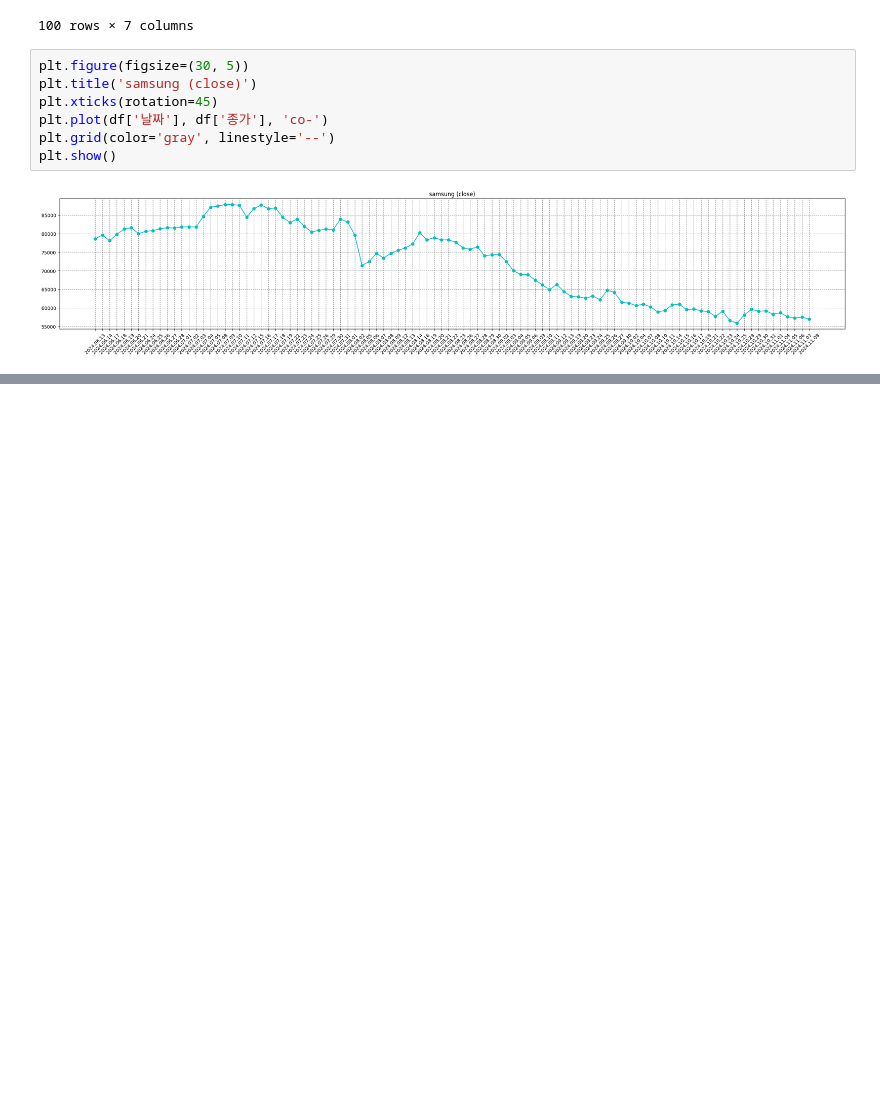
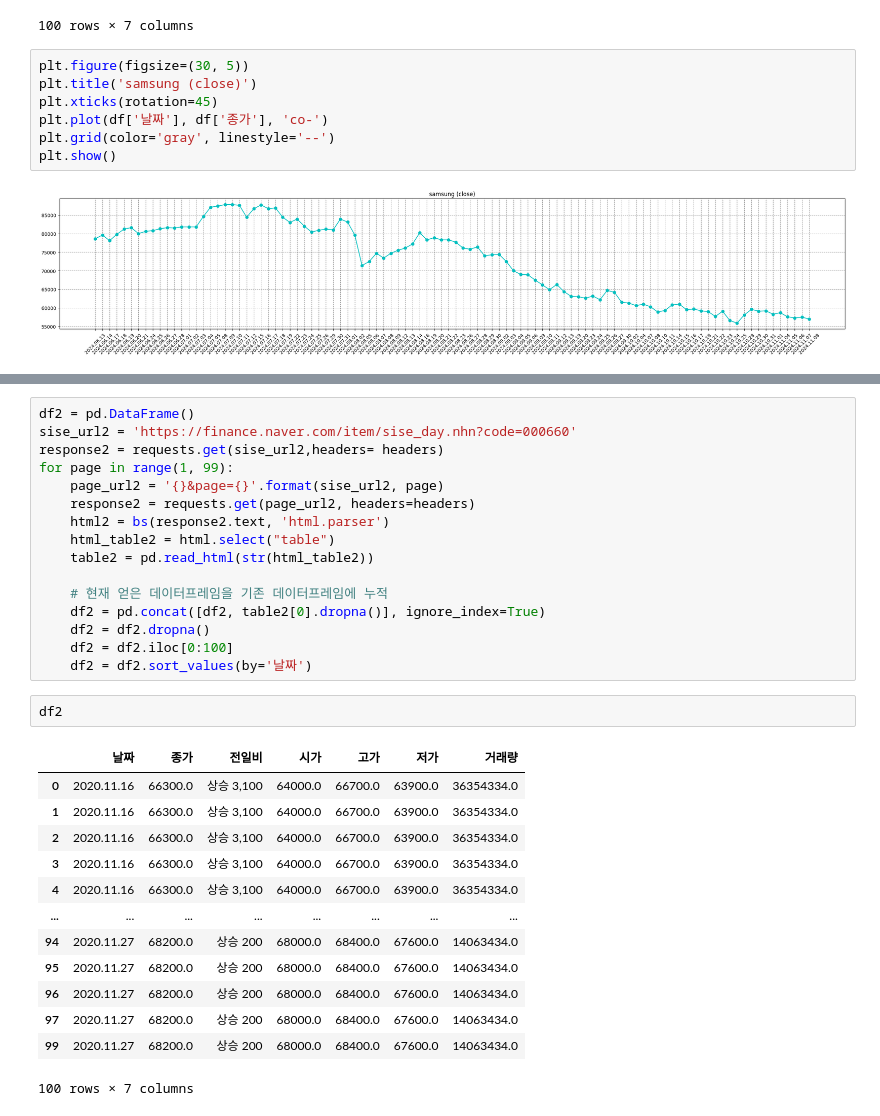
Before and after one commit to dj-jun0918/korea_data1, a Jupyter notebook: korea_data.ipynb, the cells around one changed output, grey strips where cells are left out. Saved outputs shown, nothing was run; the diff lists cells and outputs as text; blank space fills up the shorter version.

```diff
--- a/korea_data.ipynb
+++ b/korea_data.ipynb
@@ -142,0 +102,32 @@ plt.show()
+# %%
+df2 = pd.DataFrame()
+sise_url2 = 'https://finance.naver.com/item/sise_day.nhn?code=000660'
+response2 = requests.get(sise_url2,headers= headers)
+for page in range(1, 99):
+    page_url2 = '{}&page={}'.format(sise_url2, page)
+    response2 = requests.get(page_url2, headers=headers)
+    html2 = bs(response2.text, 'html.parser')
+    html_table2 = html.select("table")
+    table2 = pd.read_html(str(html_table2))
+
+    # 현재 얻은 데이터프레임을 기존 데이터프레임에 누적
+    df2 = pd.concat([df2, table2[0].dropna()], ignore_index=True)
+    df2 = df2.dropna()
+    df2 = df2.iloc[0:100]
+    df2 = df2.sort_values(by='날짜')
+# %%
+df2
+# %% [output]
+|  | 날짜 | 종가 | 전일비 | 시가 | 고가 | 저가 | 거래량 |
+| 0 | 2020.11.16 | 66300.0 | 상승 3,100 | 64000.0 | 66700.0 | 63900.0 | 36354334.0 |
+| 1 | 2020.11.16 | 66300.0 | 상승 3,100 | 64000.0 | 66700.0 | 63900.0 | 36354334.0 |
+| 2 | 2020.11.16 | 66300.0 | 상승 3,100 | 64000.0 | 66700.0 | 63900.0 | 36354334.0 |
+| 3 | 2020.11.16 | 66300.0 | 상승 3,100 | 64000.0 | 66700.0 | 63900.0 | 36354334.0 |
+| 4 | 2020.11.16 | 66300.0 | 상승 3,100 | 64000.0 | 66700.0 | 63900.0 | 36354334.0 |
+| ... | ... | ... | ... | ... | ... | ... | ... |
+| 94 | 2020.11.27 | 68200.0 | 상승 200 | 68000.0 | 68400.0 | 67600.0 | 14063434.0 |
+| 95 | 2020.11.27 | 68200.0 | 상승 200 | 68000.0 | 68400.0 | 67600.0 | 14063434.0 |
+| 96 | 2020.11.27 | 68200.0 | 상승 200 | 68000.0 | 68400.0 | 67600.0 | 14063434.0 |
+| 97 | 2020.11.27 | 68200.0 | 상승 200 | 68000.0 | 68400.0 | 67600.0 | 14063434.0 |
+| 99 | 2020.11.27 | 68200.0 | 상승 200 | 68000.0 | 68400.0 | 67600.0 | 14063434.0 |
+100 rows × 7 columns
```
Also changed, not shown: parts of 3 cells of this notebook.
